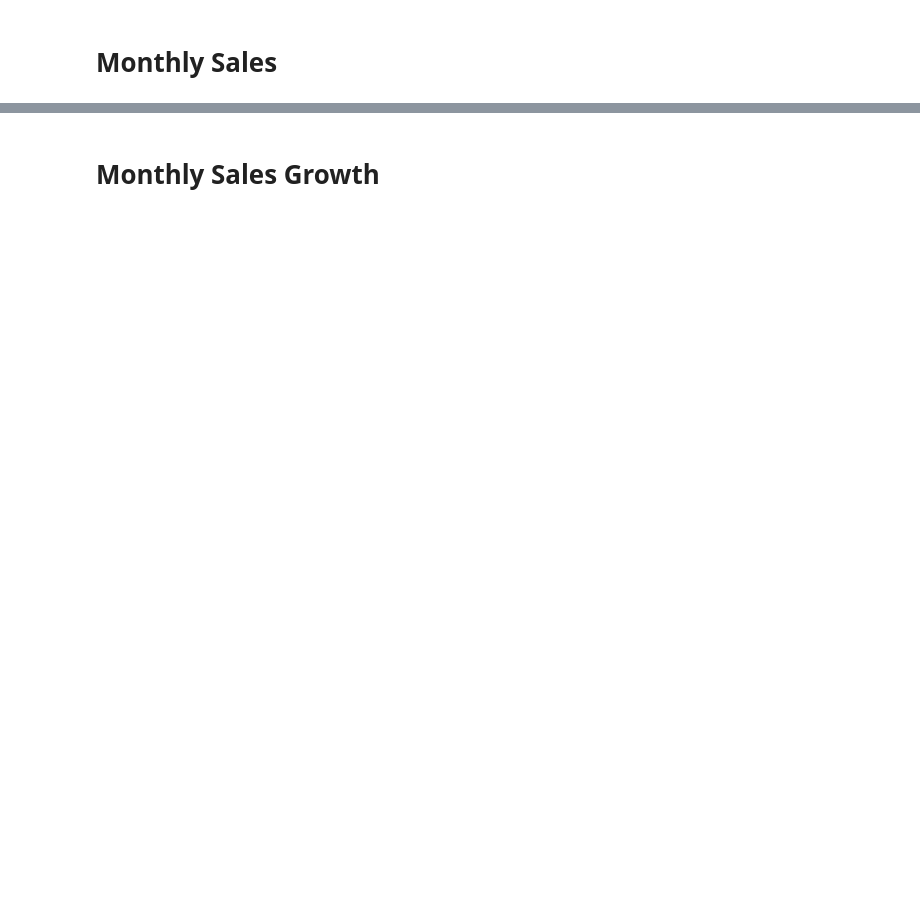
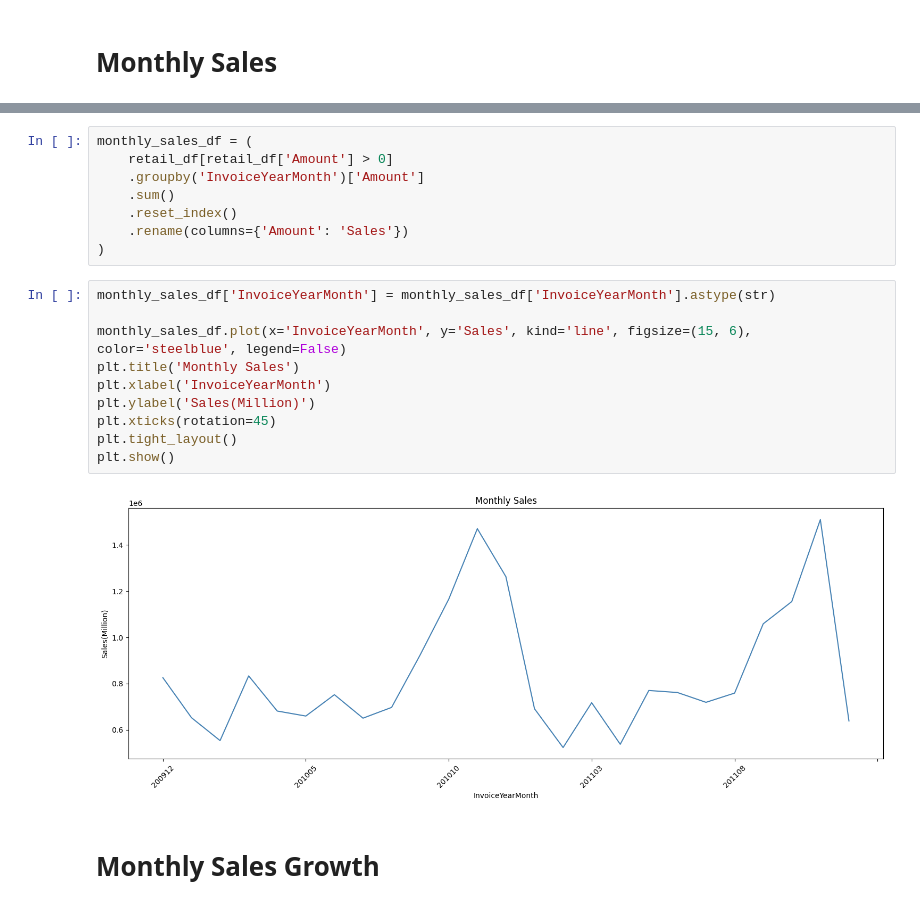
Before and after one commit to jarviscanada/jarvis_data_eng_YashMehrotra, a Jupyter notebook: python_data_analytics/python_data_wrangling/retail_data_analytics_wrangling.ipynb, the cells around one changed output, grey strips where cells are left out. Drawn from its saved outputs; the diff is of its cells as text; blank space fills up the shorter version.

```diff
--- a/python_data_analytics/python_data_wrangling/retail_data_analytics_wrangling.ipynb
+++ b/python_data_analytics/python_data_wrangling/retail_data_analytics_wrangling.ipynb
@@ -120,2 +252,22 @@ retail_df.head()
+# %%
+monthly_sales_df = (
+    retail_df[retail_df['Amount'] > 0]
+    .groupby('InvoiceYearMonth')['Amount']
+    .sum()
+    .reset_index()
+    .rename(columns={'Amount': 'Sales'})
+)
+# %%
+monthly_sales_df['InvoiceYearMonth'] = monthly_sales_df['InvoiceYearMonth'].astype(str)
+
+monthly_sales_df.plot(x='InvoiceYearMonth', y='Sales', kind='line', figsize=(15, 6), color='steelblue', legend=False)
+plt.title('Monthly Sales')
+plt.xlabel('InvoiceYearMonth')
+plt.ylabel('Sales(Million)')
+plt.xticks(rotation=45)
+plt.tight_layout()
+plt.show()
+# %% [output]
+[figure, added]
 # %% [markdown]
 # Monthly Sales Growth
```
Also changed, not shown: parts of 37 cells of this notebook, 1 other file.
